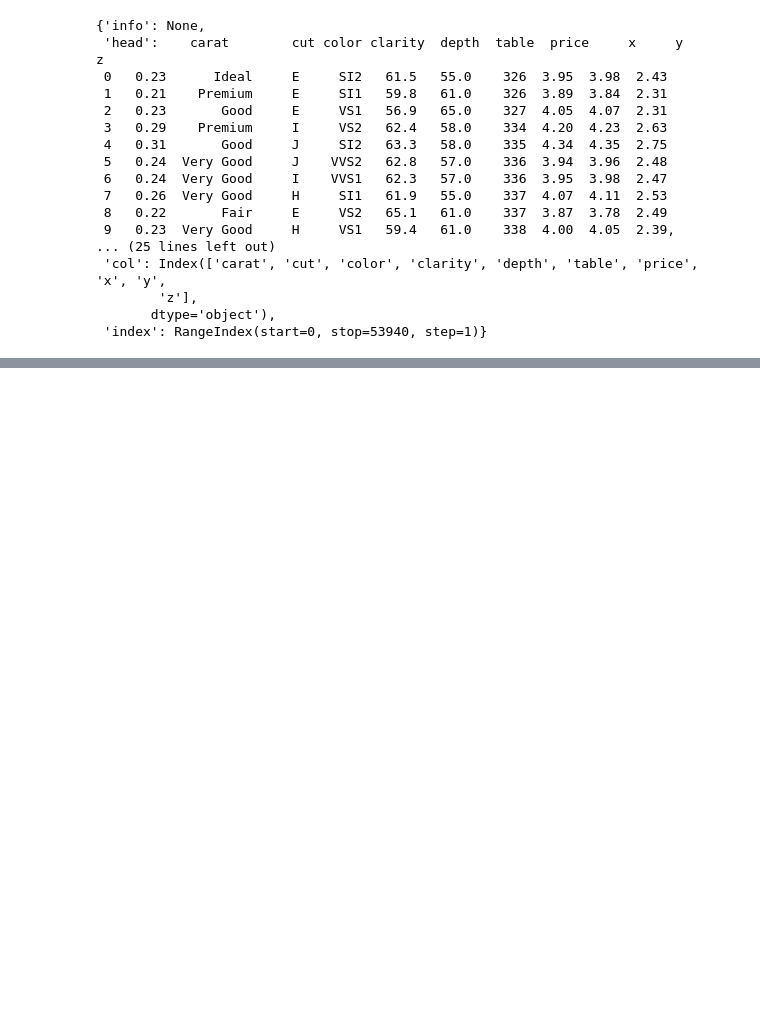
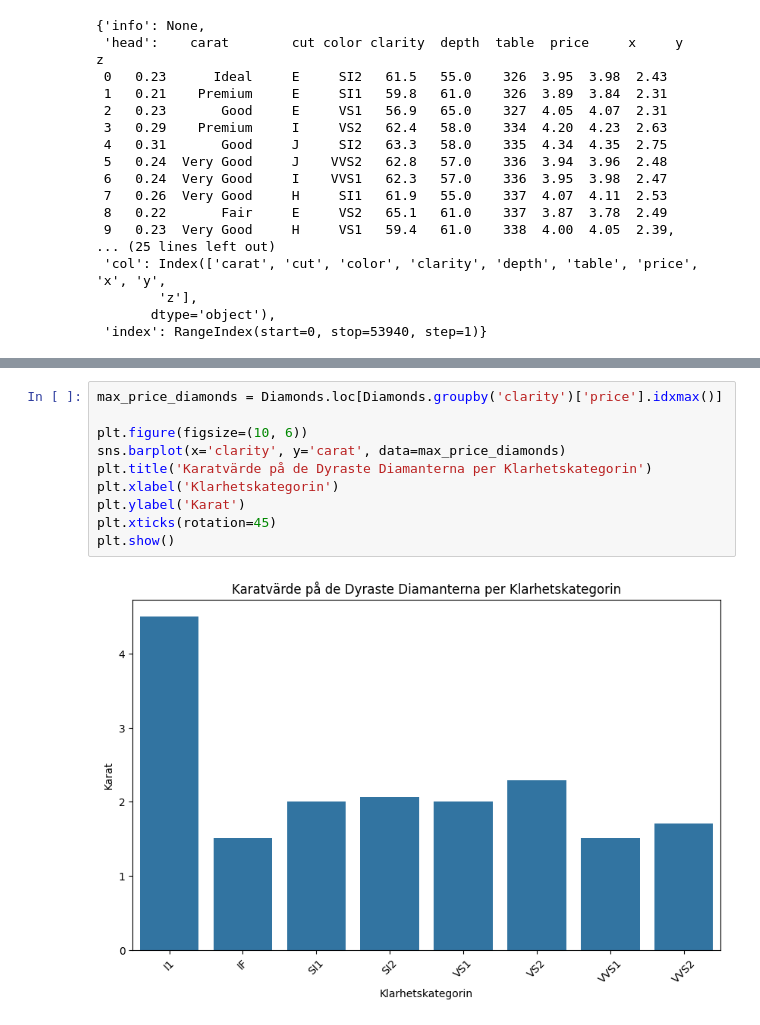
Before and after one commit to Kevinthulin/Statistik_2024, a Jupyter notebook: Statistik.ipynb, the cells around one changed output, grey strips where cells are left out. Drawn from its saved outputs; the diff is of its cells as text; blank space fills up the shorter version.

```diff
--- a/Statistik.ipynb
+++ b/Statistik.ipynb
@@ -63,0 +212,12 @@ Passing `palette` without assigning `hue` is deprecated and will be removed in v
+# %%
+max_price_diamonds = Diamonds.loc[Diamonds.groupby('clarity')['price'].idxmax()]
+
+plt.figure(figsize=(10, 6))
+sns.barplot(x='clarity', y='carat', data=max_price_diamonds)
+plt.title('Karatvärde på de Dyraste Diamanterna per Klarhetskategorin')
+plt.xlabel('Klarhetskategorin')
+plt.ylabel('Karat')
+plt.xticks(rotation=45)
+plt.show()
+# %% [output]
+[figure, added]
```
Also changed, not shown: parts of 15 cells of this notebook.
